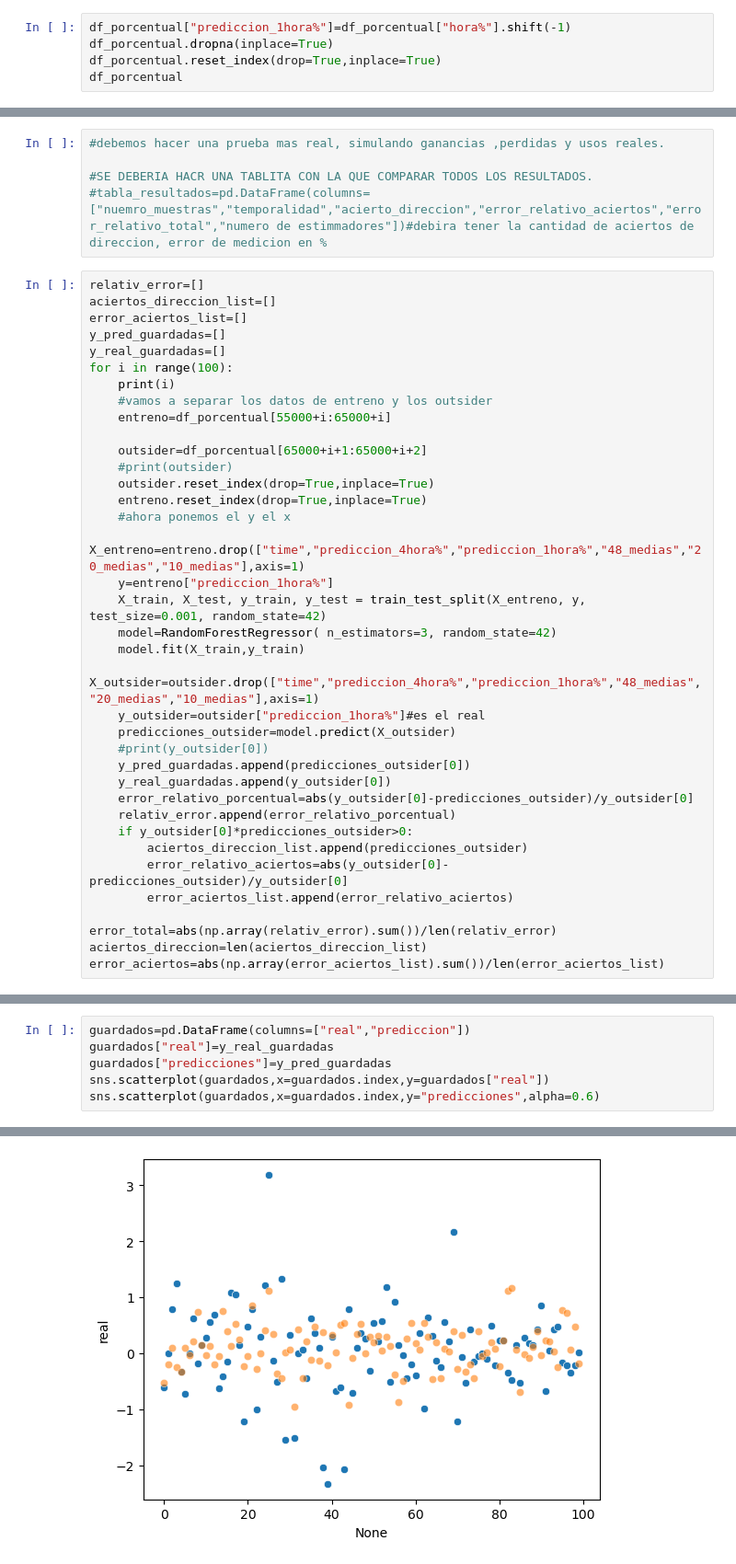
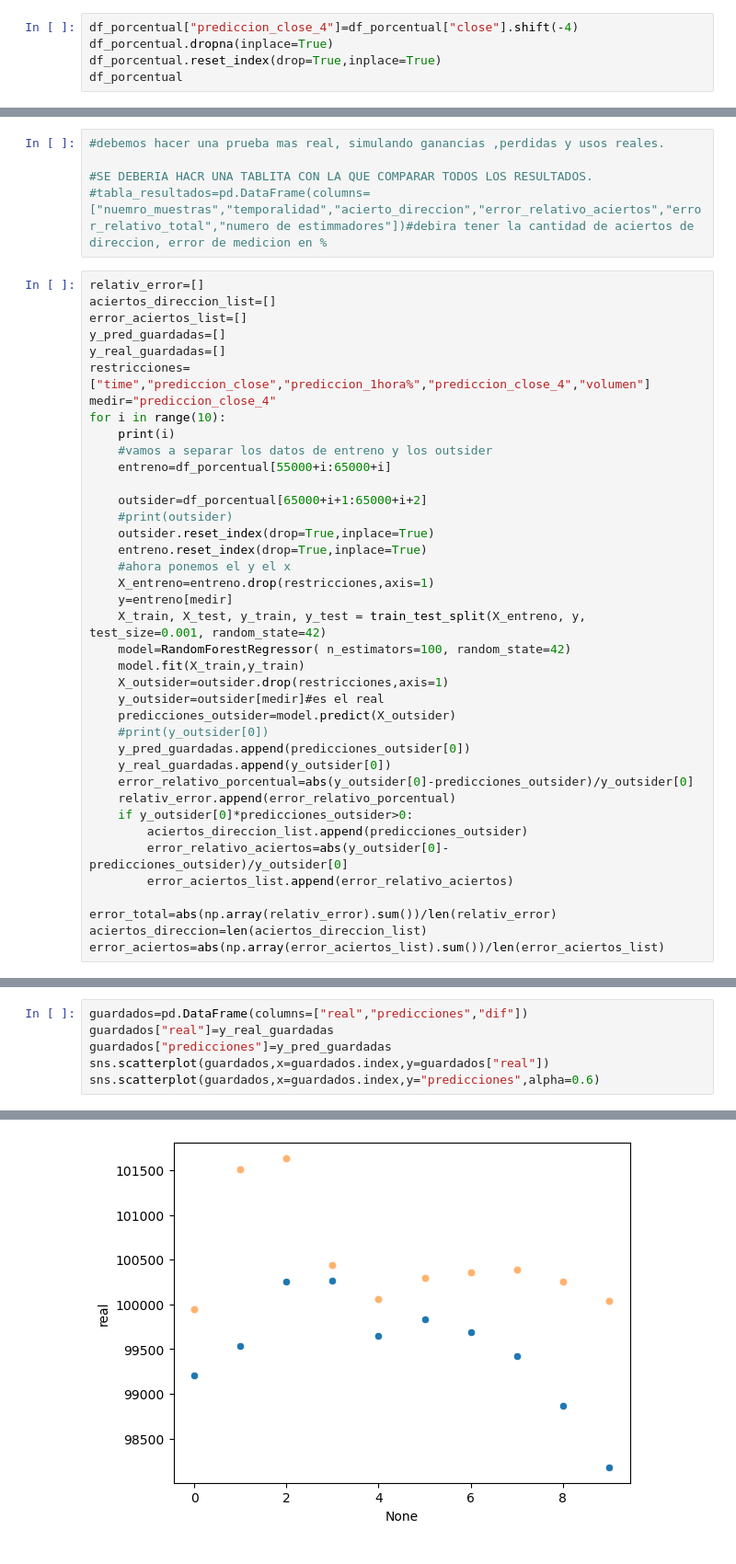
Before and after one commit to FerdinandMileto/Proyecto_cripto_RH, a Jupyter notebook: src/porcentual.ipynb, the cells around one changed output, grey strips where cells are left out. Shown at 92% size. Saved outputs shown, nothing was run; the diff lists cells and outputs as text.

```diff
--- a/src/porcentual.ipynb
+++ b/src/porcentual.ipynb
@@ -73,7 +73,7 @@ porcentaje(df_porcentual,"close",24*7,"1semana%")
 df_porcentual.dropna(inplace=True)
 df_porcentual.reset_index(drop=True,inplace=True)
 # %%
-df_porcentual["prediccion_1hora%"]=df_porcentual["hora%"].shift(-1)
+df_porcentual["prediccion_close_4"]=df_porcentual["close"].shift(-4)
 df_porcentual.dropna(inplace=True)
 df_porcentual.reset_index(drop=True,inplace=True)
 df_porcentual
@@ -177,7 +177,9 @@ aciertos_direccion_list=[]
 error_aciertos_list=[]
 y_pred_guardadas=[]
 y_real_guardadas=[]
-for i in range(100):
+restricciones=["time","prediccion_close","prediccion_1hora%","prediccion_close_4","volumen"]
+medir="prediccion_close_4"
+for i in range(10):
     print(i)
     #vamos a separar los datos de entreno y los outsider
     entreno=df_porcentual[55000+i:65000+i]
@@ -187,13 +189,13 @@ for i in range(100):
     outsider.reset_index(drop=True,inplace=True)
     entreno.reset_index(drop=True,inplace=True)
     #ahora ponemos el y el x
-    X_entreno=entreno.drop(["time","prediccion_4hora%","prediccion_1hora%","48_medias","20_medias","10_medias"],axis=1)
-    y=entreno["prediccion_1hora%"]
+    X_entreno=entreno.drop(restricciones,axis=1)
+    y=entreno[medir]
     X_train, X_test, y_train, y_test = train_test_split(X_entreno, y, test_size=0.001, random_state=42)
-    model=RandomForestRegressor( n_estimators=3, random_state=42)
+    model=RandomForestRegressor( n_estimators=100, random_state=42)
     model.fit(X_train,y_train)
-    X_outsider=outsider.drop(["time","prediccion_4hora%","prediccion_1hora%","48_medias","20_medias","10_medias"],axis=1)
-    y_outsider=outsider["prediccion_1hora%"]#es el real
+    X_outsider=outsider.drop(restricciones,axis=1)
+    y_outsider=outsider[medir]#es el real
     predicciones_outsider=model.predict(X_outsider)
     #print(y_outsider[0])
     y_pred_guardadas.append(predicciones_outsider[0])
@@ -250,9 +238,9 @@ len(mayor)
 # %%
-guardados=pd.DataFrame(columns=["real","prediccion"])
+guardados=pd.DataFrame(columns=["real","predicciones","dif"])
 guardados["real"]=y_real_guardadas
 guardados["predicciones"]=y_pred_guardadas
 sns.scatterplot(guardados,x=guardados.index,y=guardados["real"])
 sns.scatterplot(guardados,x=guardados.index,y="predicciones",alpha=0.6)
 # %% [output]
 <Axes: xlabel='None', ylabel='real'>
-[figure, old version]
+[figure, new version]
```
Also changed, not shown: parts of 5 cells of this notebook.
